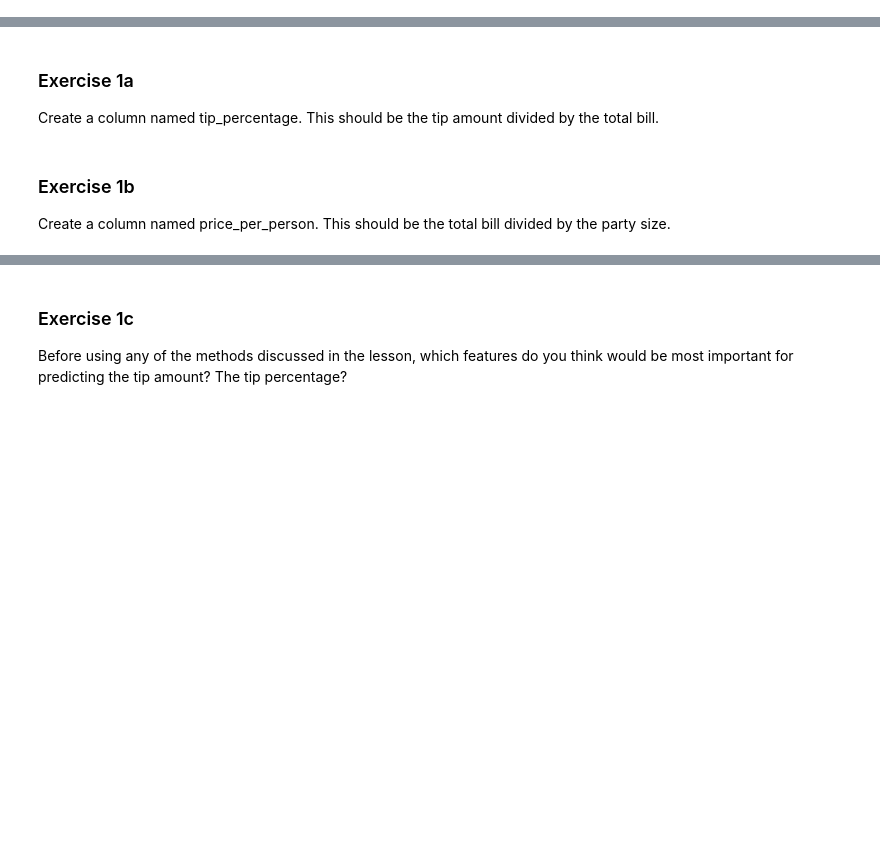
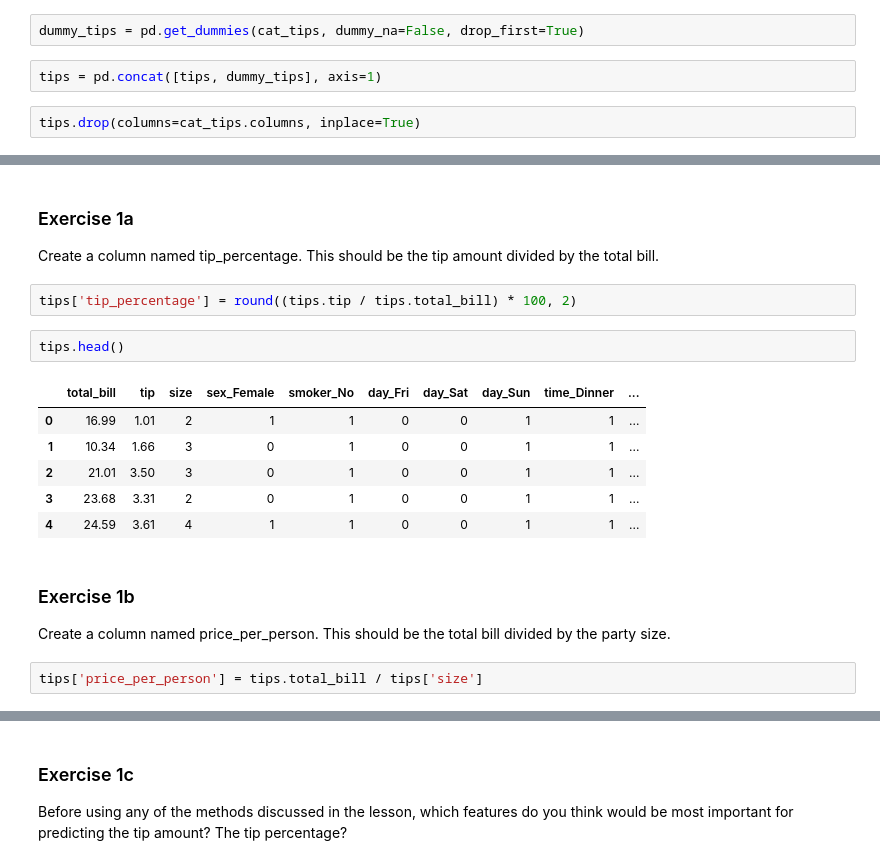
Before and after one commit to gilbert-noriega-ii/regression-exercises, a Jupyter notebook: feature_engineering.ipynb, the cells around one changed output, grey strips where cells are left out. Saved outputs shown, nothing was run; the diff lists cells and outputs as text; blank space fills up the shorter version.

```diff
--- a/feature_engineering.ipynb
+++ b/feature_engineering.ipynb
@@ -5,0 +73,6 @@ Load the tips dataset.
+# %%
+dummy_tips = pd.get_dummies(cat_tips, dummy_na=False, drop_first=True)
+# %%
+tips = pd.concat([tips, dummy_tips], axis=1)
+# %%
+tips.drop(columns=cat_tips.columns, inplace=True)
@@ -6,6 +88,19 @@ Load the tips dataset.
 # %% [markdown]
 ### Exercise 1a
 Create a column named tip_percentage. This should be the tip amount divided by the total bill.
+# %%
+tips['tip_percentage'] = round((tips.tip / tips.total_bill) * 100, 2)
+# %%
+tips.head()
+# %% [output]
+|  | total_bill | tip | size | sex_Female | smoker_No | day_Fri | day_Sat | day_Sun | time_Dinner | ... |
+| 0 | 16.99 | 1.01 | 2 | 1 | 1 | 0 | 0 | 1 | 1 | ... |
+| 1 | 10.34 | 1.66 | 3 | 0 | 1 | 0 | 0 | 1 | 1 | ... |
+| 2 | 21.01 | 3.50 | 3 | 0 | 1 | 0 | 0 | 1 | 1 | ... |
+| 3 | 23.68 | 3.31 | 2 | 0 | 1 | 0 | 0 | 1 | 1 | ... |
+| 4 | 24.59 | 3.61 | 4 | 1 | 1 | 0 | 0 | 1 | 1 | ... |
 # %% [markdown]
 ### Exercise 1b
 Create a column named price_per_person. This should be the total bill divided by the party size.
+# %%
+tips['price_per_person'] = tips.total_bill / tips['size']
```
Also changed, not shown: parts of 54 cells of this notebook.
